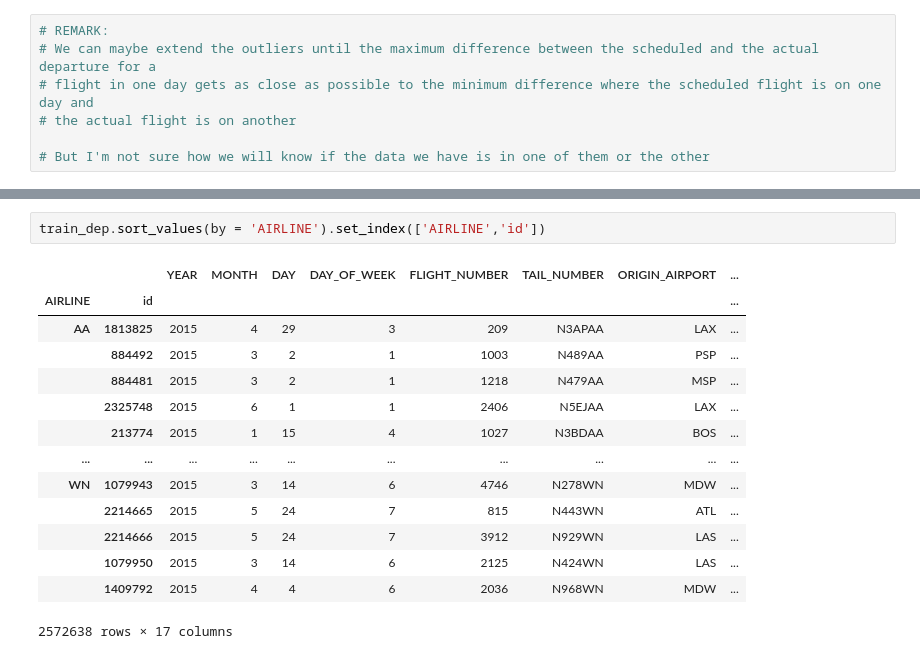
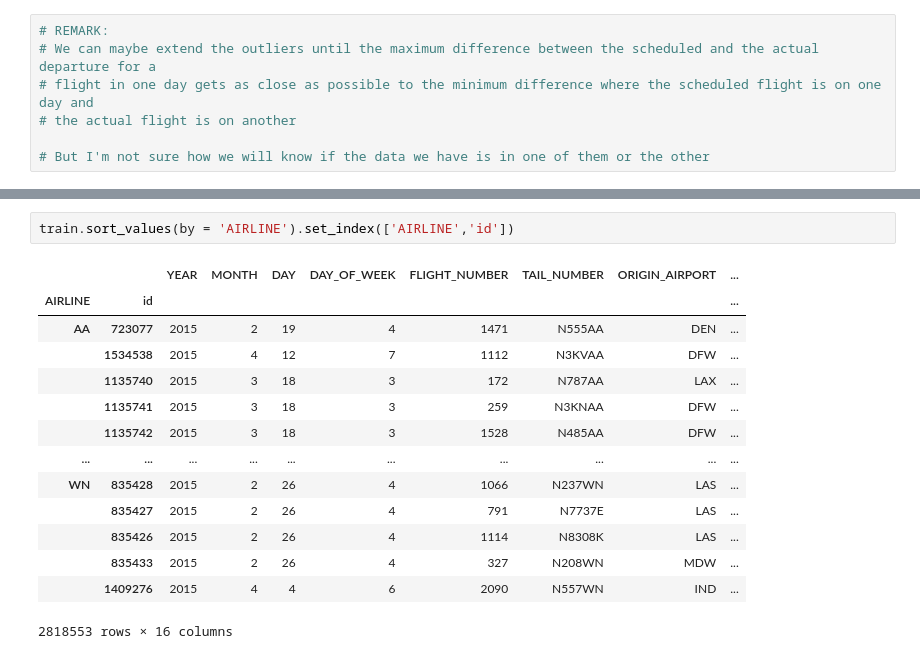
Before and after one commit to suvkp/Flights-Delay-Prediction, a Jupyter notebook: Codes/01_EDA_DEPARTURE_DELAY.ipynb, the cells around one changed output, grey strips where cells are left out. Drawn from its saved outputs; the diff is of its cells as text.

```diff
--- a/Codes/01_EDA_DEPARTURE_DELAY.ipynb
+++ b/Codes/01_EDA_DEPARTURE_DELAY.ipynb
@@ -155,17 +414,17 @@ train_dep.iloc[:,-2:].corr()
 # %%
-train_dep.sort_values(by = 'AIRLINE').set_index(['AIRLINE','id'])
+train.sort_values(by = 'AIRLINE').set_index(['AIRLINE','id'])
 # %% [output]
 |  |  | YEAR | MONTH | DAY | DAY_OF_WEEK | FLIGHT_NUMBER | TAIL_NUMBER | ORIGIN_AIRPORT | ... |
 | AIRLINE | id |  |  |  |  |  |  |  | ... |
-| AA | 1813825 | 2015 | 4 | 29 | 3 | 209 | N3APAA | LAX | ... |
-|  | 884492 | 2015 | 3 | 2 | 1 | 1003 | N489AA | PSP | ... |
-|  | 884481 | 2015 | 3 | 2 | 1 | 1218 | N479AA | MSP | ... |
-|  | 2325748 | 2015 | 6 | 1 | 1 | 2406 | N5EJAA | LAX | ... |
-|  | 213774 | 2015 | 1 | 15 | 4 | 1027 | N3BDAA | BOS | ... |
+| AA | 723077 | 2015 | 2 | 19 | 4 | 1471 | N555AA | DEN | ... |
+|  | 1534538 | 2015 | 4 | 12 | 7 | 1112 | N3KVAA | DFW | ... |
+|  | 1135740 | 2015 | 3 | 18 | 3 | 172 | N787AA | LAX | ... |
+|  | 1135741 | 2015 | 3 | 18 | 3 | 259 | N3KNAA | DFW | ... |
+|  | 1135742 | 2015 | 3 | 18 | 3 | 1528 | N485AA | DFW | ... |
 | ... | ... | ... | ... | ... | ... | ... | ... | ... | ... |
-| WN | 1079943 | 2015 | 3 | 14 | 6 | 4746 | N278WN | MDW | ... |
-|  | 2214665 | 2015 | 5 | 24 | 7 | 815 | N443WN | ATL | ... |
-|  | 2214666 | 2015 | 5 | 24 | 7 | 3912 | N929WN | LAS | ... |
-|  | 1079950 | 2015 | 3 | 14 | 6 | 2125 | N424WN | LAS | ... |
-|  | 1409792 | 2015 | 4 | 4 | 6 | 2036 | N968WN | MDW | ... |
+| WN | 835428 | 2015 | 2 | 26 | 4 | 1066 | N237WN | LAS | ... |
+|  | 835427 | 2015 | 2 | 26 | 4 | 791 | N7737E | LAS | ... |
+|  | 835426 | 2015 | 2 | 26 | 4 | 1114 | N8308K | LAS | ... |
+|  | 835433 | 2015 | 2 | 26 | 4 | 327 | N208WN | MDW | ... |
+|  | 1409276 | 2015 | 4 | 4 | 6 | 2090 | N557WN | IND | ... |
-2572638 rows × 17 columns
+2818553 rows × 16 columns
```
Also changed, not shown: parts of 22 cells of this notebook.
